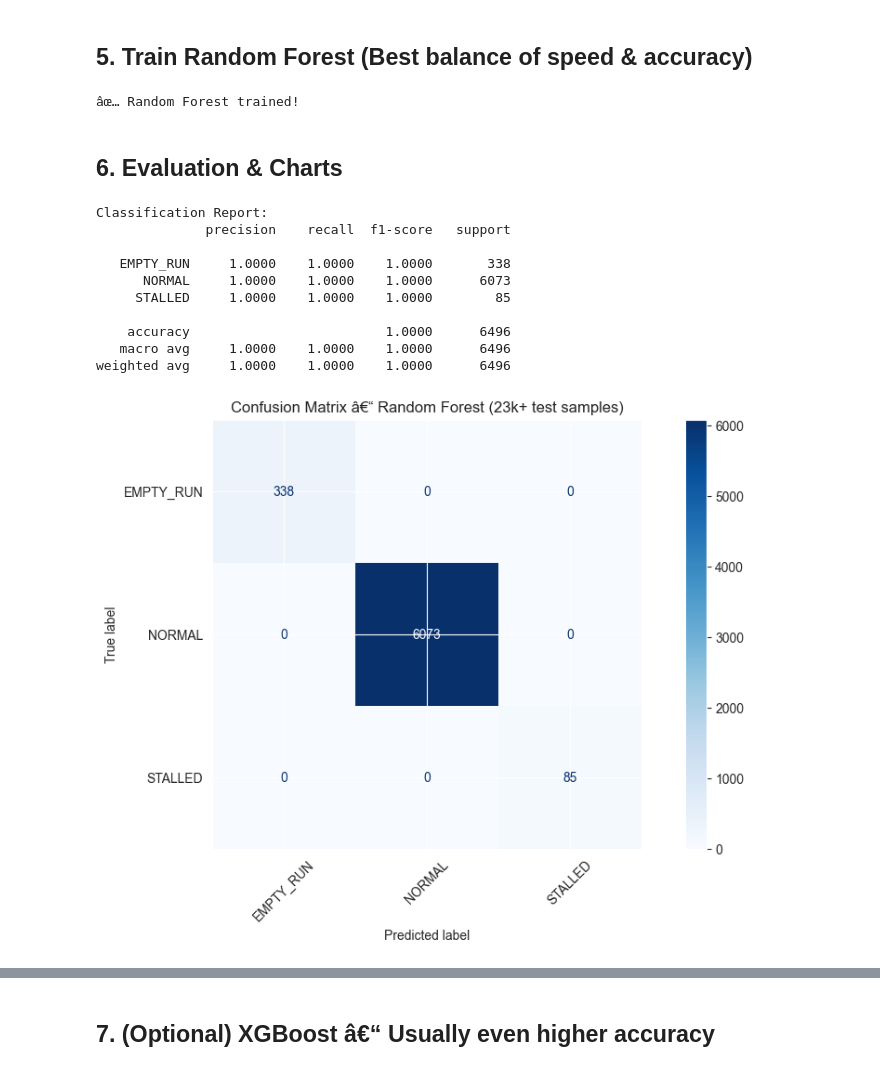
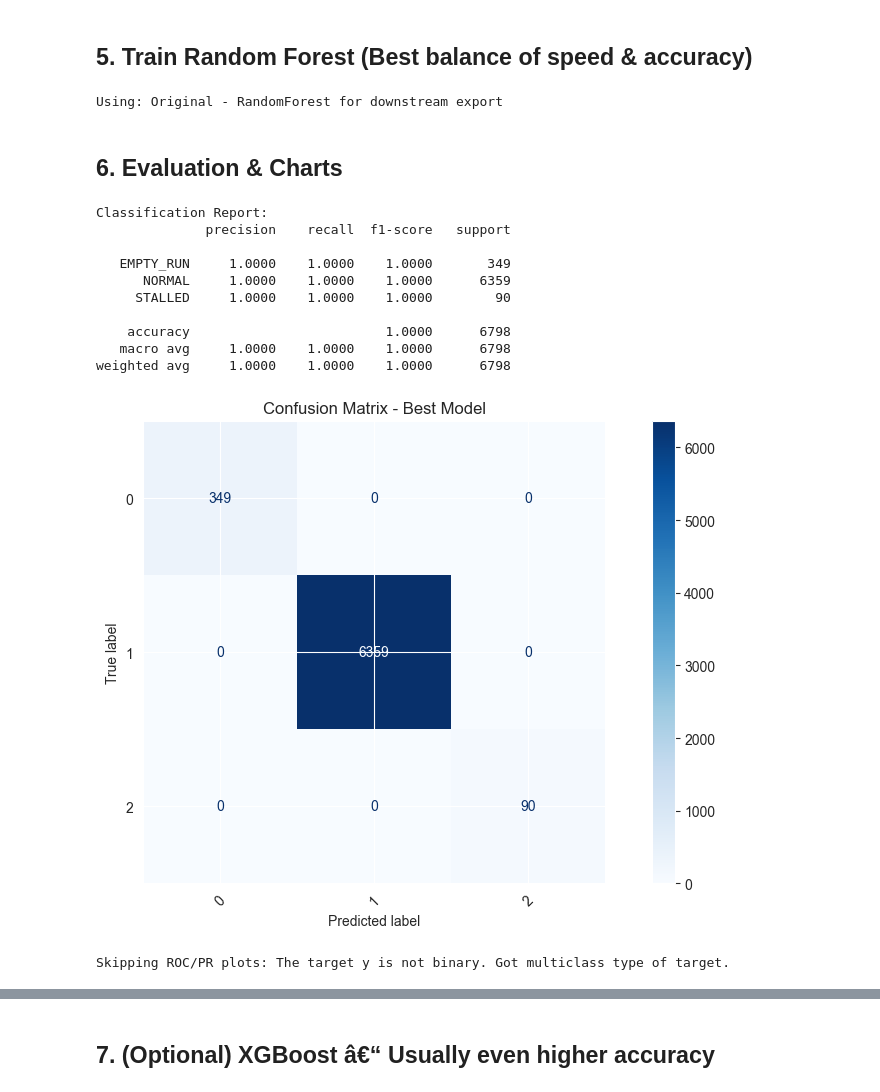
Before and after one commit to rodgerrashan/Motor-Empty-Run-Detection, a Jupyter notebook: mlModel/model_train.ipynb, the cells around one changed output, grey strips where cells are left out. Saved outputs shown, nothing was run; the diff lists cells and outputs as text; code cells hidden in the pictures.

```diff
--- a/mlModel/model_train.ipynb
+++ b/mlModel/model_train.ipynb
@@ -177,43 +298,52 @@ Train: 19,485 rows | Test: 6,496 rows
 # %% [markdown]
 ## 5. Train Random Forest (Best balance of speed & accuracy)
 # %%
-rf_model = RandomForestClassifier(
-    n_estimators=300,
-    max_depth=18,
-    min_samples_split=5,
-    class_weight='balanced',
-    random_state=42,
-    n_jobs=-1
-)
-
-rf_model.fit(X_train, y_train)
-y_pred = rf_model.predict(X_test)
-
-print('âœ… Random Forest trained!')
+# Auto-select best model (already done above)
+if 'best' in locals() and best is not None:
+    print(f"\nUsing: {best['label']} for downstream export")
+else:
+    print("No valid models available")
 # %% [output]
-âœ… Random Forest trained!
+Using: Original - RandomForest for downstream export
 # %% [markdown]
 ## 6. Evaluation & Charts
 # %%
-print('Classification Report:')
-print(classification_report(y_test, y_pred, digits=4))
+if best is not None:
+    print("Classification Report:")
+    print(classification_report(best["y_test"], best["y_pred"], digits=4))
 
-# Confusion Matrix
-cm = confusion_matrix(y_test, y_pred)
-disp = ConfusionMatrixDisplay(confusion_matrix=cm, display_labels=rf_model.classes_)
-disp.plot(cmap='Blues', xticks_rotation=45)
-plt.title('Confusion Matrix â€“ Random Forest (23k+ test samples)')
-plt.show()
+    cm = confusion_matrix(best["y_test"], best["y_pred"])
+    disp = ConfusionMatrixDisplay(confusion_matrix=cm)
+    disp.plot(cmap="Blues", xticks_rotation=45)
+    plt.title("Confusion Matrix - Best Model")
+    plt.show()
+
+    # ROC and PR curves for binary target
+    try:
+        y_proba = best["model"].predict_proba(best["X_test"])[:, 1]
+        RocCurveDisplay.from_predictions(best["y_test"], y_proba)
+        plt.title("ROC Curve")
+        plt.show()
+        PrecisionRecallDisplay.from_predictions(best["y_test"], y_proba)
+        plt.title("Precision-Recall Curve")
+        plt.show()
+        print("ROC AUC:", roc_auc_score(best["y_test"], y_proba))
+        print("Average precision:", average_precision_score(best["y_test"], y_proba))
+    except Exception as exc:
+        print("Skipping ROC/PR plots:", exc)
+else:
+    print("No model to evaluate.")
 # %% [output]
 Classification Report:
               precision    recall  f1-score   support
 
-   EMPTY_RUN     1.0000    1.0000    1.0000       338
-      NORMAL     1.0000    1.0000    1.0000      6073
-     STALLED     1.0000    1.0000    1.0000        85
+   EMPTY_RUN     1.0000    1.0000    1.0000       349
+      NORMAL     1.0000    1.0000    1.0000      6359
+     STALLED     1.0000    1.0000    1.0000        90
 
-    accuracy                         1.0000      6496
-   macro avg     1.0000    1.0000    1.0000      6496
-weighted avg     1.0000    1.0000    1.0000      6496
+    accuracy                         1.0000      6798
+   macro avg     1.0000    1.0000    1.0000      6798
+weighted avg     1.0000    1.0000    1.0000      6798
-[figure, old version]
+[figure, new version]
+Skipping ROC/PR plots: The target y is not binary. Got multiclass type of target.
 # %%
```
Also changed, not shown: parts of 14 cells of this notebook, 3 other files.
